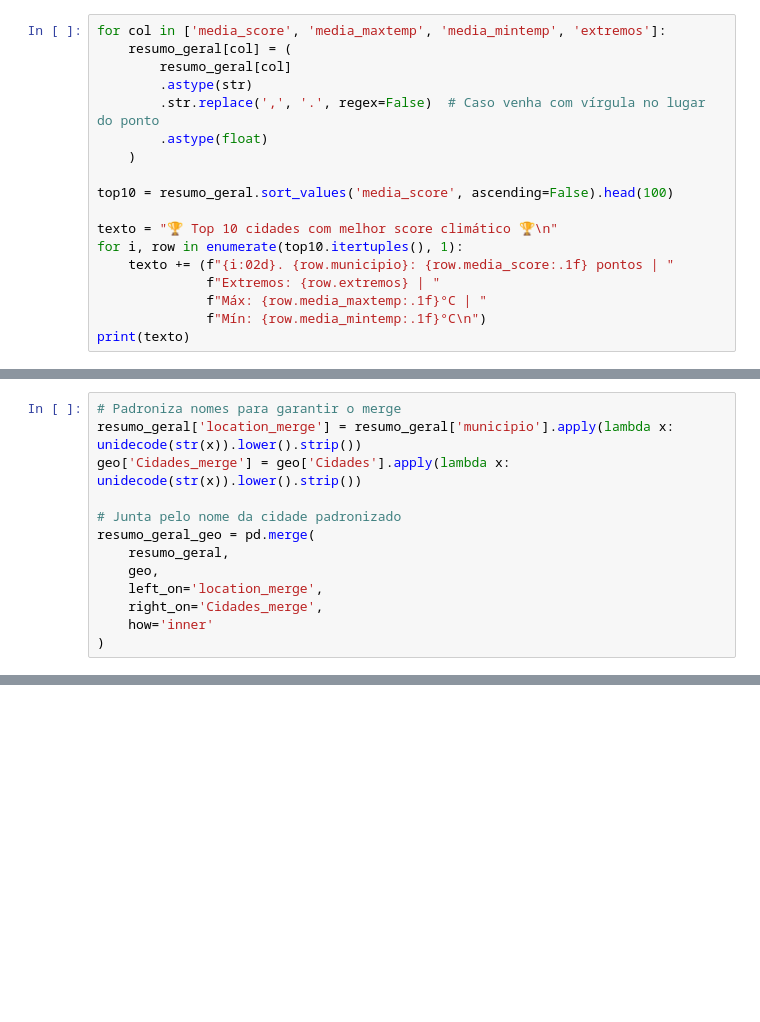
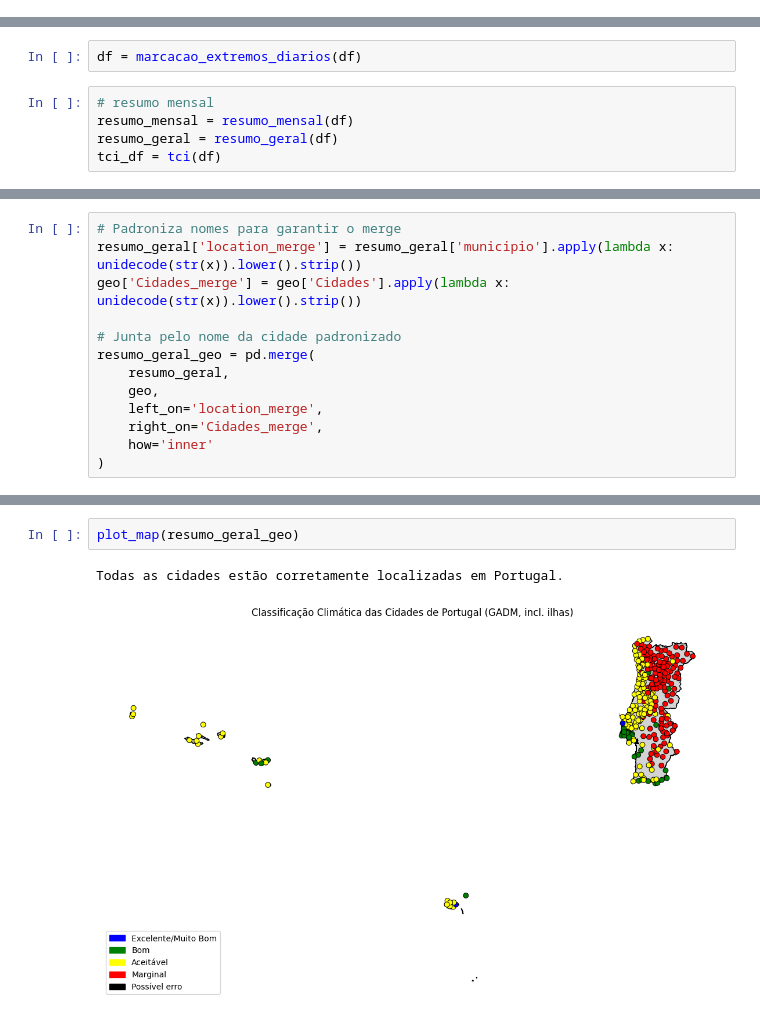
Before and after one commit to johnosd/MPAlugueisLisboa, a Jupyter notebook: src/Weather/classificaClima.ipynb, the cells around one changed output, grey strips where cells are left out. Saved outputs shown, nothing was run; the diff lists cells and outputs as text; blank space fills up the shorter version.

```diff
--- a/src/Weather/classificaClima.ipynb
+++ b/src/Weather/classificaClima.ipynb
@@ -628,18 +766,0 @@ del(resumo_TCI_formatado)
-# %%
-for col in ['media_score', 'media_maxtemp', 'media_mintemp', 'extremos']:
-    resumo_geral[col] = (
-        resumo_geral[col]
-        .astype(str)
-        .str.replace(',', '.', regex=False)  # Caso venha com vírgula no lugar do ponto
-        .astype(float)
-    )
-
-top10 = resumo_geral.sort_values('media_score', ascending=False).head(100)
-
-texto = "🏆 Top 10 cidades com melhor score climático 🏆\n"
-for i, row in enumerate(top10.itertuples(), 1):
-    texto += (f"{i:02d}. {row.municipio}: {row.media_score:.1f} pontos | "
-              f"Extremos: {row.extremos} | "
-              f"Máx: {row.media_maxtemp:.1f}°C | "
-              f"Mín: {row.media_mintemp:.1f}°C\n")
-print(texto)
@@ -750,0 +767,7 @@ print(texto)
+# %%
+df = marcacao_extremos_diarios(df)
+# %%
+# resumo mensal
+resumo_mensal = resumo_mensal(df)
+resumo_geral = resumo_geral(df)
+tci_df = tci(df)
@@ -848,0 +880,5 @@ Todas as cidades estão corretamente localizadas em Portugal.
+# %%
+plot_map(resumo_geral_geo)
+# %% [output]
+Todas as cidades estão corretamente localizadas em Portugal.
+[figure, added]
```
Also changed, not shown: parts of 24 cells of this notebook, 4 other files.
